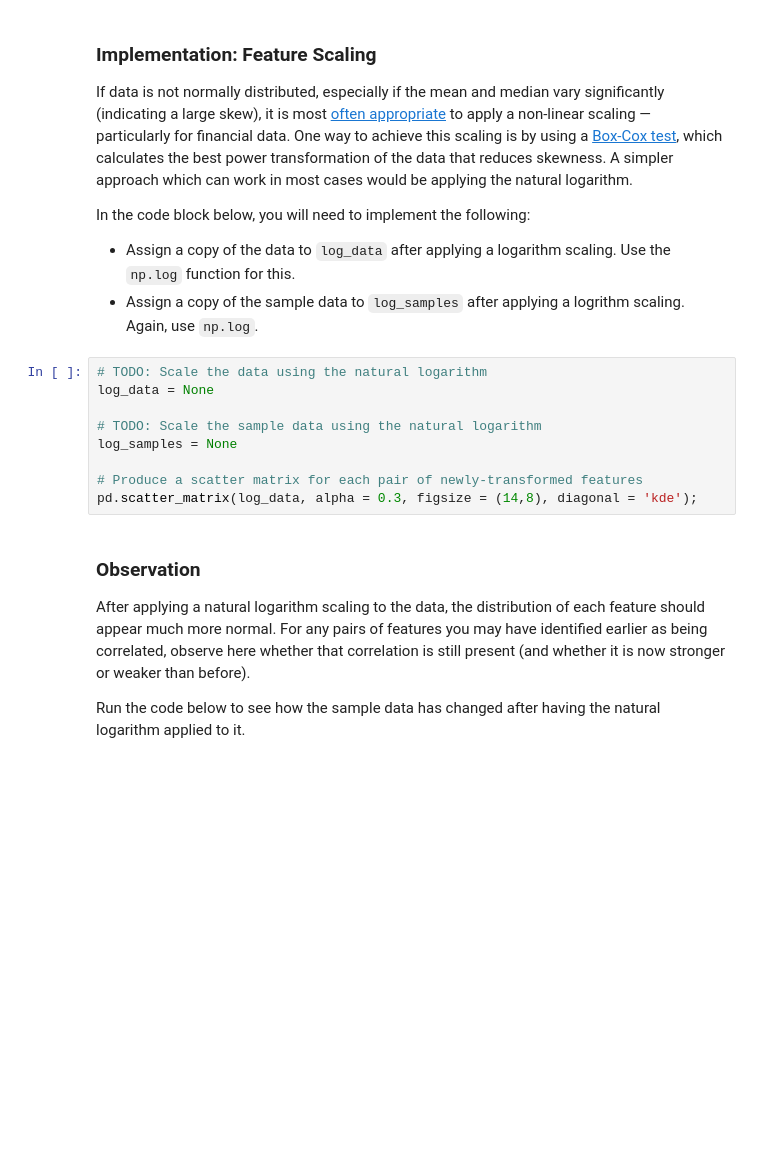
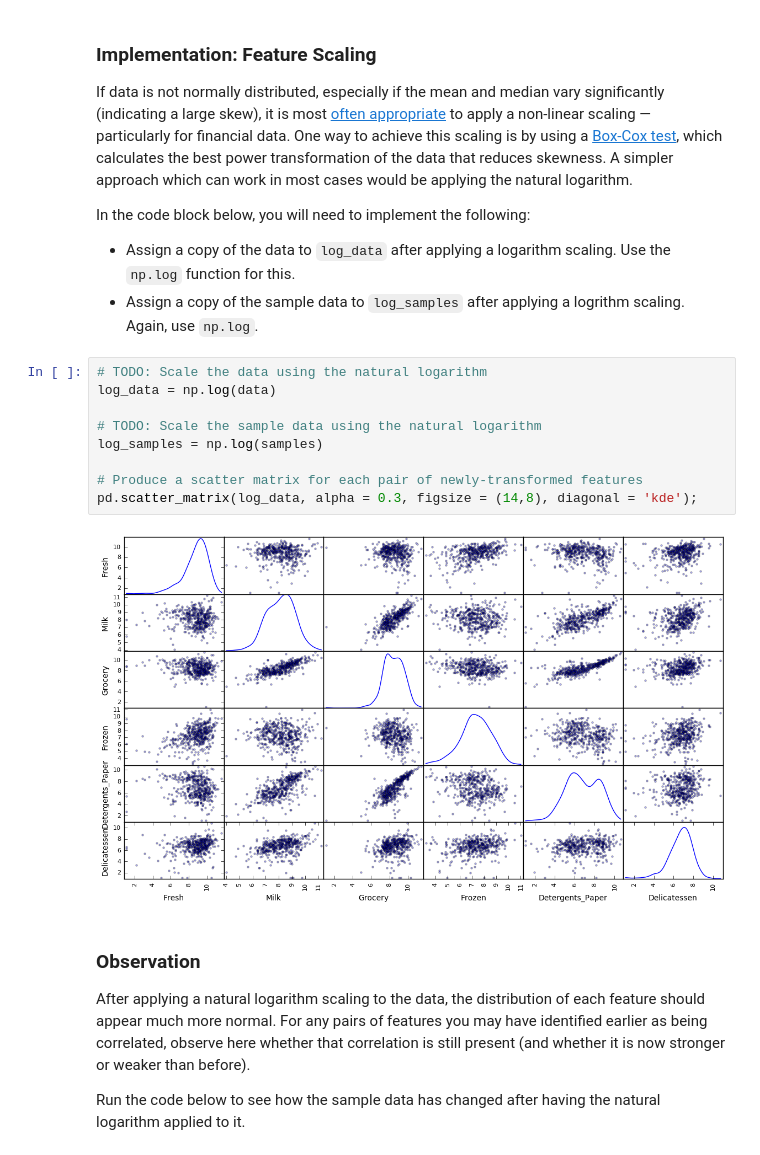
Before and after one commit to nikhilper/machine-learning, a Jupyter notebook: projects/creating_customer_segments/customer_segments.ipynb, the cells around one changed output. Drawn from its saved outputs; the diff is of its cells as text; blank space fills up the shorter version.

```diff
--- a/projects/creating_customer_segments/customer_segments.ipynb
+++ b/projects/creating_customer_segments/customer_segments.ipynb
@@ -139,13 +150,15 @@ In the code block below, you will need to implement the following:
  - Assign a copy of the sample data to `log_samples` after applying a logrithm scaling. Again, use `np.log`.
 # %%
 # TODO: Scale the data using the natural logarithm
-log_data = None
+log_data = np.log(data)
 
 # TODO: Scale the sample data using the natural logarithm
-log_samples = None
+log_samples = np.log(samples)
 
 # Produce a scatter matrix for each pair of newly-transformed features
 pd.scatter_matrix(log_data, alpha = 0.3, figsize = (14,8), diagonal = 'kde');
+# %% [output]
+[figure, added]
 # %% [markdown]
 ### Observation
 After applying a natural logarithm scaling to the data, the distribution of each feature should appear much more normal. For any pairs of features you may have identified earlier as being correlated, observe here whether that correlation is still present (and whether it is now stronger or weaker than before).
```
Also changed, not shown: parts of 36 cells of this notebook, 1 other file.
